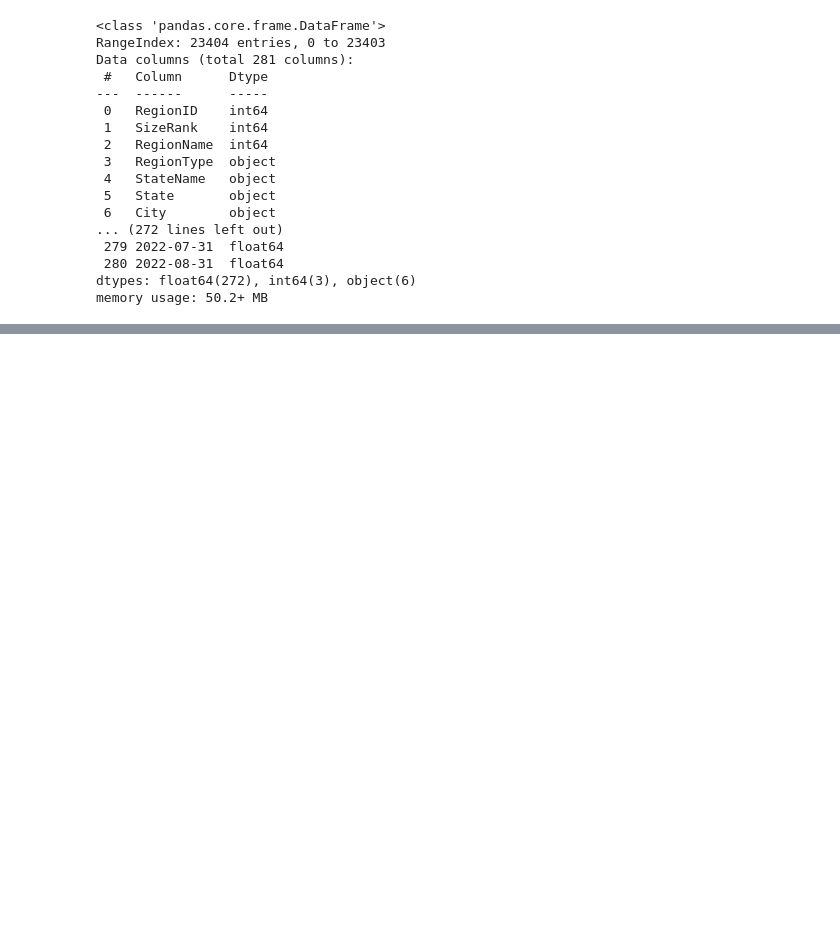
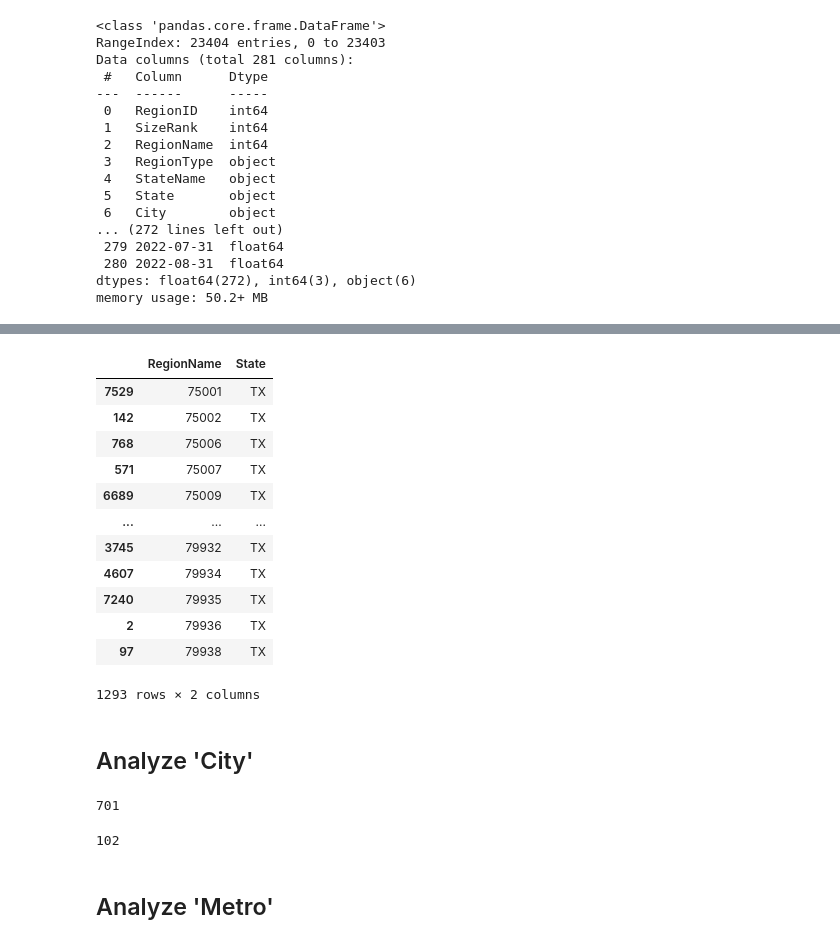
Before and after one commit to ashakeri92/Zillow-Research, a Jupyter notebook: Analysis.ipynb, the cells around one changed output, grey strips where cells are left out. Drawn from its saved outputs; the diff is of its cells as text; code cells hidden in the pictures; blank space fills up the shorter version.

```diff
--- a/Analysis.ipynb
+++ b/Analysis.ipynb
@@ -105,0 +146,2 @@ data.head()
+# %%
+data.RegionID = data.RegionID.astype('string')
@@ -106,3 +179,5 @@ data.head()
+# %%
+data.RegionName = data.RegionName.astype('string')
 # %%
 data.info()
 # %% [output]
@@ -115,0 +189,26 @@ memory usage: 328.3+ KB
+# %%
+data[['RegionName', 'State']].sort_values(by=['RegionName'])
+# %% [output]
+|  | RegionName | State |
+| 7529 | 75001 | TX |
+| 142 | 75002 | TX |
+| 768 | 75006 | TX |
+| 571 | 75007 | TX |
+| 6689 | 75009 | TX |
+| ... | ... | ... |
+| 3745 | 79932 | TX |
+| 4607 | 79934 | TX |
+| 7240 | 79935 | TX |
+| 2 | 79936 | TX |
+| 97 | 79938 | TX |
+1293 rows × 2 columns
+# %% [markdown]
+## Analyze 'City'
+# %%
+data.City.nunique()
+# %% [output]
+701
+# %%
+data.City.isna().sum()
+# %% [output]
+102
@@ -115,0 +217,2 @@ memory usage: 328.3+ KB
+# %% [markdown]
+## Analyze 'Metro'
```
Also changed, not shown: parts of 42 cells of this notebook.
